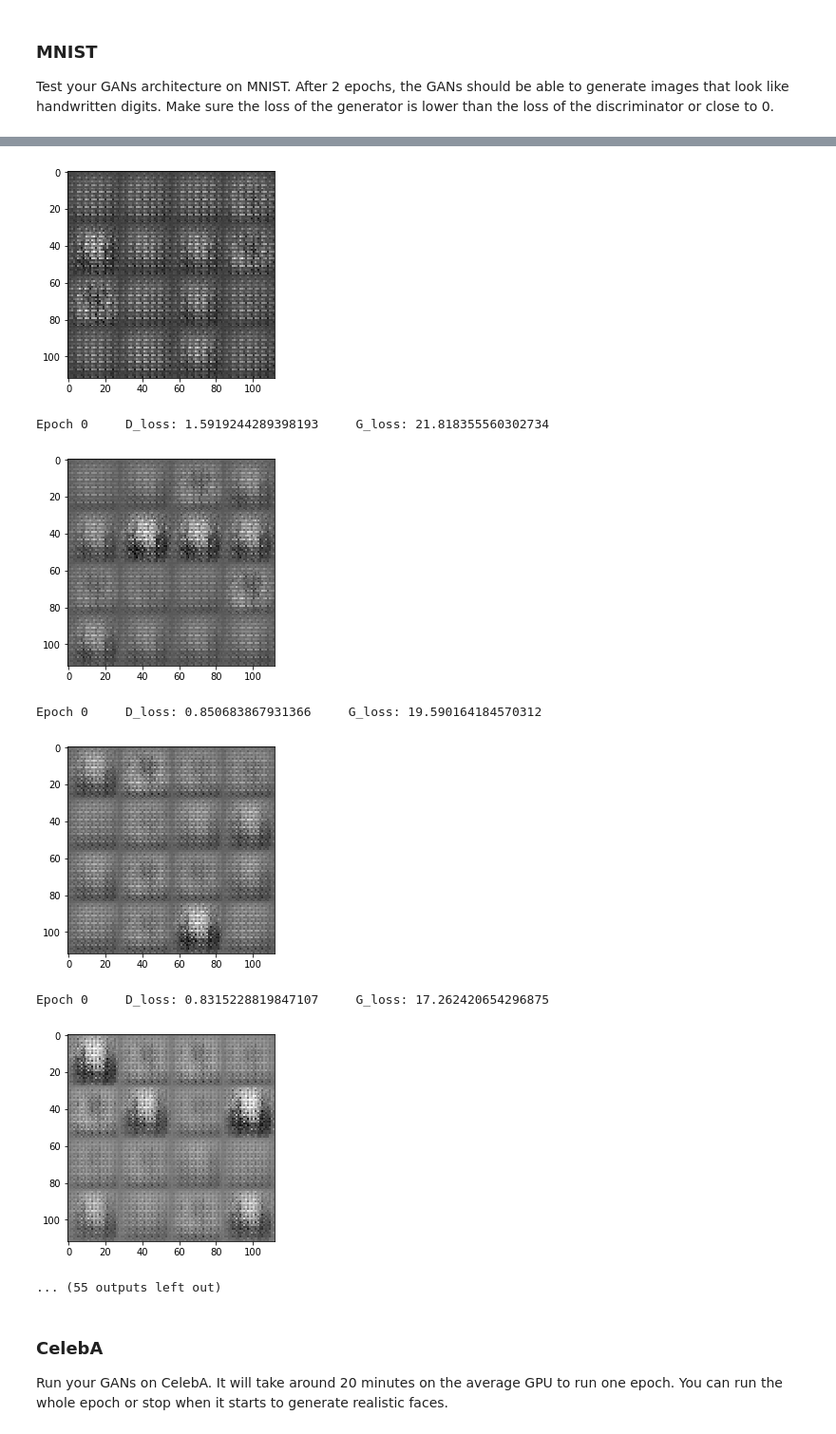
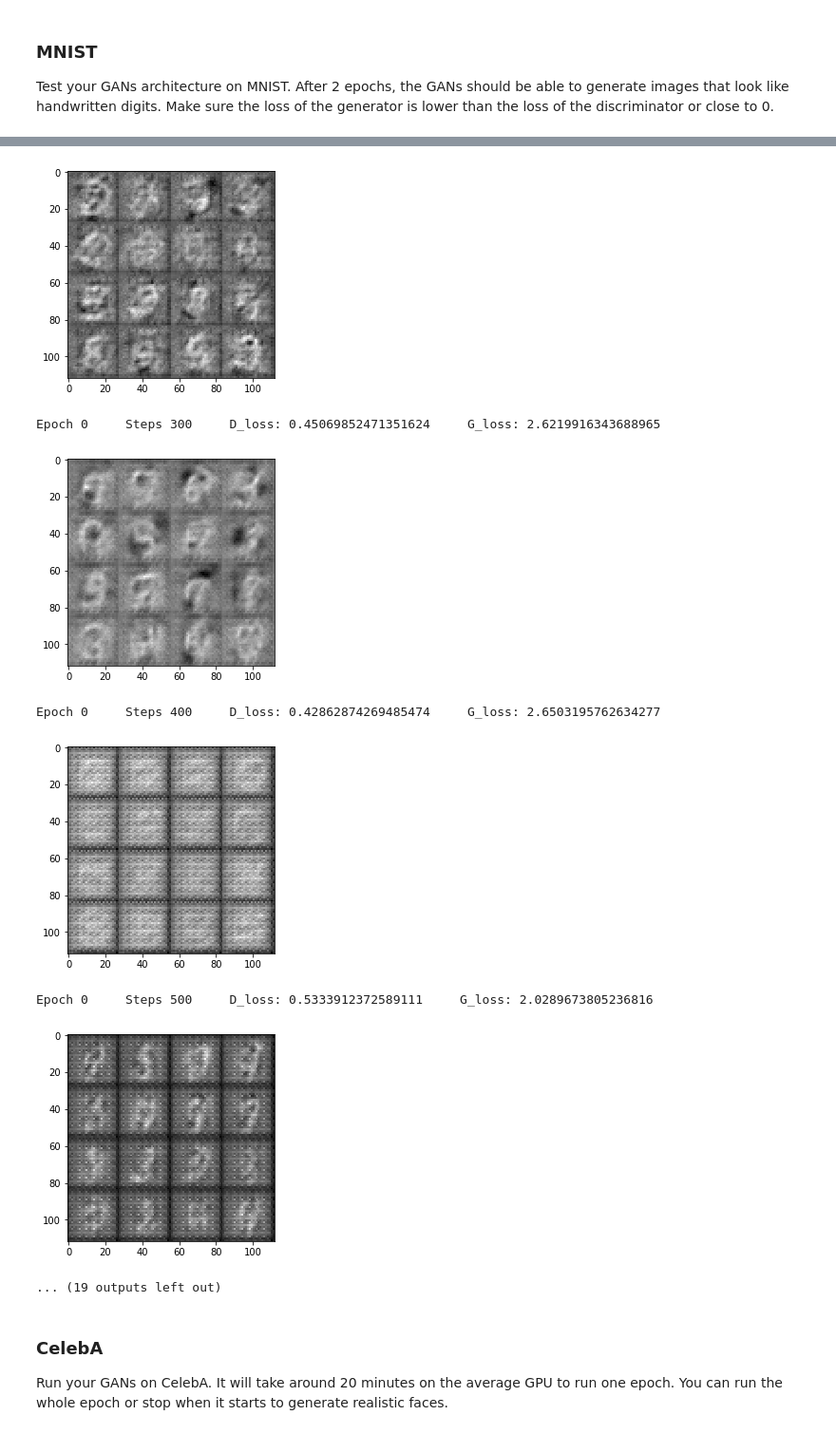
Before and after one commit to helloworld2394/dlnd_face_gen, a Jupyter notebook: dlnd_face_generation.ipynb, the cells around one changed output, grey strips where cells are left out. Shown at 95% size. Drawn from its saved outputs; the diff is of its cells as text; code cells hidden in the pictures.

```diff
--- a/dlnd_face_generation.ipynb
+++ b/dlnd_face_generation.ipynb
@@ -143,19 +143,24 @@ def discriminator(images, reuse=False):
     """
     # TODO: Implement Function
     with tf.variable_scope('discriminator', reuse=reuse):
-        c1 = tf.layers.conv2d(images, 64, 5, 2, padding='same')
+
+        c0 = tf.layers.conv2d(images, 64, 5, 1, padding='same', kernel_initializer=tf.contrib.layers.xavier_initializer())
+        c0 = tf.layers.batch_normalization(c0, training=True)
+        c0 = tf.nn.leaky_relu(c0)
+
+        c1 = tf.layers.conv2d(c0, 64, 5, 2, padding='same', kernel_initializer=tf.contrib.layers.xavier_initializer())
         c1 = tf.nn.leaky_relu(c1) #16x16x64
 
-        c2 = tf.layers.conv2d(c1, 128, 5, 2, padding='same')
+        c2 = tf.layers.conv2d(c1, 128, 5, 2, padding='same', kernel_initializer=tf.contrib.layers.xavier_initializer())
         c2 = tf.layers.batch_normalization(c2, training=True)
         c2 = tf.nn.leaky_relu(c2) #8x8x128
 
-        c3 = tf.layers.conv2d(c2, 256, 5, 2, padding='same')
+        c3 = tf.layers.conv2d(c2, 256, 5, 2, padding='same', kernel_initializer=tf.contrib.layers.xavier_initializer())
         c3 = tf.layers.batch_normalization(c3, training=True)
         c3 = tf.nn.leaky_relu(c3) #4x4x256
 
         d1 = tf.reshape(c3, (-1, 4*4*256))
-        d1 = tf.layers.dense(d1, 1)
+        d1 = tf.layers.dense(d1, 1, kernel_initializer=tf.contrib.layers.xavier_initializer())
         y = tf.sigmoid(d1)
 
     return y, d1
@@ -252,8 +262,8 @@ def model_opt(d_loss, g_loss, learning_rate, beta1):
     var = tf.trainable_variables()
     G_var = tf.get_collection(tf.GraphKeys.TRAINABLE_VARIABLES, scope='generator')
     D_var = tf.get_collection(tf.GraphKeys.TRAINABLE_VARIABLES, scope='discriminator')
-    G_trn = tf.train.AdamOptimizer().minimize(g_loss, var_list=G_var)
-    D_trn = tf.train.AdamOptimizer().minimize(d_loss, var_list=D_var)
+    G_trn = tf.train.AdamOptimizer(learning_rate=learning_rate, beta1=beta1).minimize(g_loss, var_list=G_var)
+    D_trn = tf.train.AdamOptimizer(learning_rate=learning_rate, beta1=beta1).minimize(d_loss, var_list=D_var)
     return D_trn, G_trn
 
 
@@ -324,37 +334,38 @@ def train(epoch_count, batch_size, z_dim, learning_rate, beta1, get_batches, dat
     D_loss, G_loss = model_loss(img, z, C)
     D_optim, G_optim = model_opt(D_loss, G_loss, lr, beta1)
 
-    z_test = np.random.uniform(0, 1, size=(batch_size, z_dim))
+    z_test = np.random.uniform(-1, 1, size=(16, z_dim))
     with tf.Session() as sess:
-        saver = tf.train.Saver()
         steps = 0
         sess.run(tf.global_variables_initializer())
         for epoch_i in range(epoch_count):
             for batch_images in get_batches(batch_size):
+                #batch_images = batch_images * 2
                 # TODO: Train Model
-                zVec = np.random.uniform(0, 1, size=(batch_size, z_dim))
+                zVec = np.random.uniform(-1, 1, size=(batch_size, z_dim))
                 _ = sess.run(D_optim, feed_dict={img: batch_images, z: zVec, lr: learning_rate})
                 _ = sess.run(G_optim, feed_dict={img: batch_images, z: zVec, lr: learning_rate})
                 _ = sess.run(G_optim, feed_dict={img: batch_images, z: zVec, lr: learning_rate})
+                _ = sess.run(G_optim, feed_dict={img: batch_images, z: zVec, lr: learning_rate})
 
-                if steps % 400 == 0:
+                if steps % 100 == 0:
                     loss_d_for_print = D_loss.eval({img: batch_images, z: zVec, lr: learning_rate})
                     loss_g_for_print = G_loss.eval({img: batch_images, z: zVec, lr: learning_rate})
                     print("Epoch {}    ".format(epoch_i),
+                          "Steps {}    ".format(steps),
                          "D_loss: {}    ".format(loss_d_for_print),
                          "G_loss: {}".format(loss_g_for_print))
+                    show_generator_output(sess, 16, z, C, data_image_mode)
 
-                if steps % 400 == 0:
-                    show_generator_output(sess, 16, z, C, data_image_mode)
-            saver.save(sess, 'model.ckpt')
+                steps = steps + 1
 # %% [markdown]
 ### MNIST
 Test your GANs architecture on MNIST.  After 2 epochs, the GANs should be able to generate images that look like handwritten digits.  Make sure the loss of the generator is lower than the loss of the discriminator or close to 0.
 # %%
-batch_size = 128
-z_dim = 128
-learning_rate = 0.0001
-beta1 = 0.5
+batch_size = 64
+z_dim = 100
+learning_rate = 0.00005
+beta1 = 0.6
 
 
 """
@@ -375,11 +386,11 @@ Epoch 0     D_loss: 0.8890929222106934     G_loss: 22.951034545898438
-[figure, old version]
+[figure, new version]
-Epoch 0     D_loss: 1.5919244289398193     G_loss: 21.818355560302734
+Epoch 0     Steps 300     D_loss: 0.45069852471351624     G_loss: 2.6219916343688965
-[figure, old version]
+[figure, new version]
-Epoch 0     D_loss: 0.850683867931366     G_loss: 19.590164184570312
+Epoch 0     Steps 400     D_loss: 0.42862874269485474     G_loss: 2.6503195762634277
-[figure, old version]
+[figure, new version]
-Epoch 0     D_loss: 0.8315228819847107     G_loss: 17.262420654296875
+Epoch 0     Steps 500     D_loss: 0.5333912372589111     G_loss: 2.0289673805236816
-[figure, old version]
+[figure, new version]
-... (55 outputs left out)
+... (19 outputs left out)
 # %% [markdown]
 ### CelebA
 Run your GANs on CelebA.  It will take around 20 minutes on the average GPU to run one epoch.  You can run the whole epoch or stop when it starts to generate realistic faces.
```
Also changed, not shown: parts of 3 cells of this notebook.
